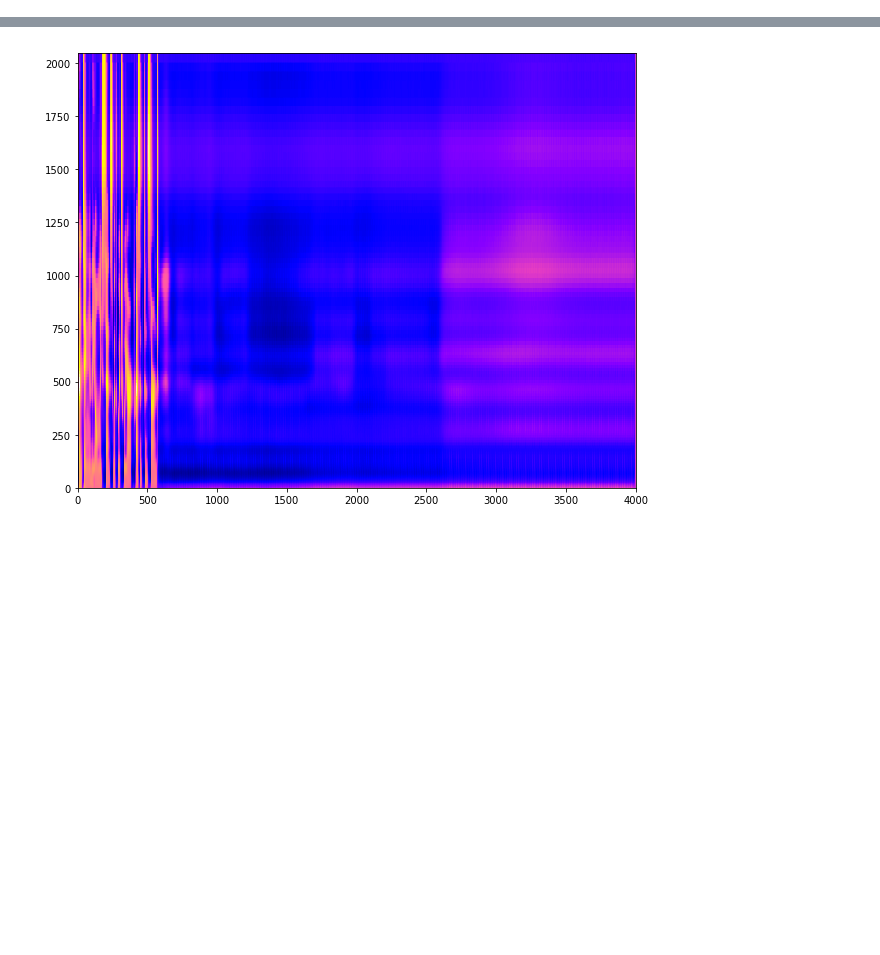
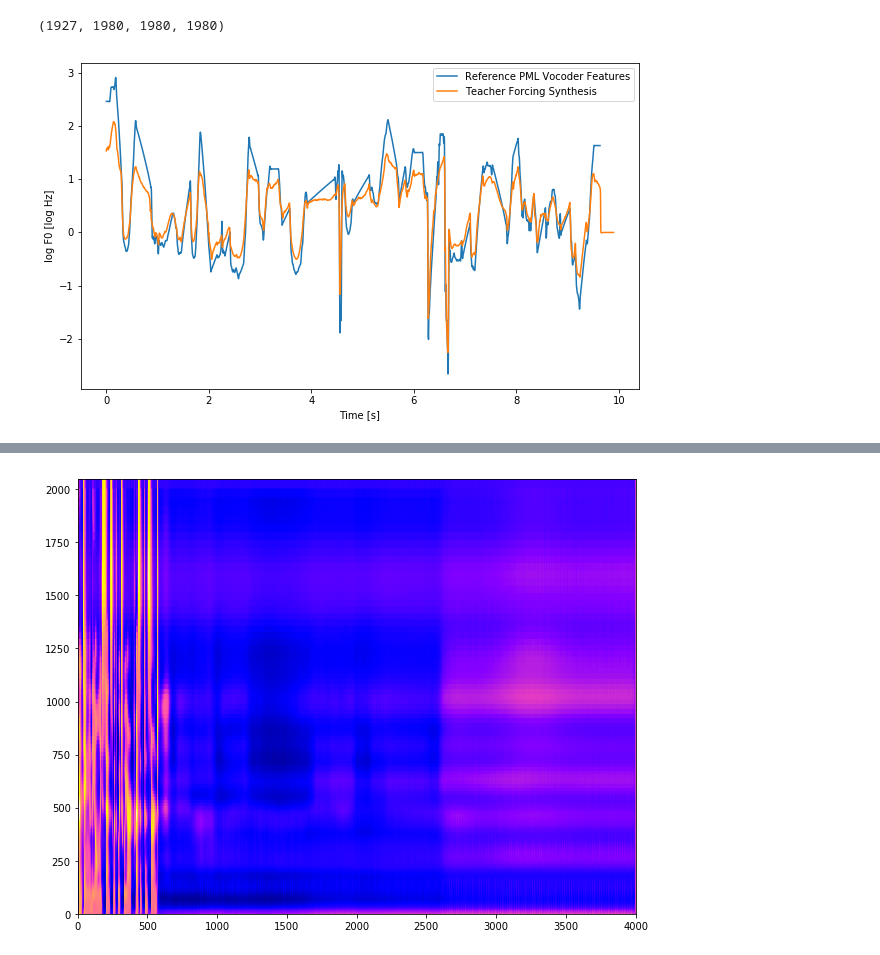
Before and after one commit to qingyundou/tacotron_qdou, a Jupyter notebook: notebooks/InvTrajectories.ipynb, the cells around one changed output, grey strips where cells are left out. Saved outputs shown, nothing was run; the diff lists cells and outputs as text; code cells hidden in the pictures; blank space fills up the shorter version.

```diff
--- a/notebooks/InvTrajectories.ipynb
+++ b/notebooks/InvTrajectories.ipynb
@@ -8 +41,3 @@ dftlen = 4096
+# %%
+fixed_sentence = 'Printing, in the only sense with which we are at present concerned, differs from most if not from all the arts and crafts represented in the Exhibition'
 # %%
@@ -11,0 +49,18 @@ pml_feat_eal = np.load('/home/josh/tacotron/tacotron_output/eal/pml-ljspeech-000
+# %%
+from tacotron.pml_synthesizer import Configuration, PMLSynthesizer
+from lib import sigproc as sp
+import tensorflow as tf
+from hparams import hparams
+from tacotron.alignment_synthesizer import AlignmentSynthesizer
+
+align_synth = AlignmentSynthesizer()
+
+# reset the graph before we do anything
+tf.reset_default_graph()
+cfg = Configuration(16000, 163)
+pml_synth = PMLSynthesizer(cfg)
+hparams.parse('sample_rate=16000,frame_length_ms=20,frame_shift_ms=5,pml_dimension=163,spec_type=fwbnd')
+pml_synth.load('/media/josh/Store/remote-logs/163-pmlx-lj-150k/model.ckpt-112000', hparams, model_name='tacotron_pml_x_locsens', gta=True)
+pml_feat_gta = pml_synth.synthesize([fixed_sentence], pml_filenames=[ref_filename])[0]
+align_synth.load('/media/josh/Store/remote-logs/163-pmlx-lj-150k/model.ckpt-112000', hparams, model_name='tacotron_pml_x_locsens', cut_lengths=True, gta=True)
+gta_align = align_synth.synthesize([fixed_sentence], pml_filenames=[ref_filename])
@@ -11,0 +164,27 @@ pml_feat_eal = np.load('/home/josh/tacotron/tacotron_output/eal/pml-ljspeech-000
+# %%
+ref_log_f0 = pml_feat_ref[:, 0]
+gta_log_f0 = pml_feat_gta[:, 0]
+natural_log_f0 = pml_feat_natural[:gta_log_f0.size, 0]
+eal_log_f0 = pml_feat_eal[:gta_log_f0.size, 0]
+# %%
+ref_log_f0.size, gta_log_f0.size, natural_log_f0.size, eal_log_f0.size
+# %% [output]
+(1927, 1980, 1980, 1980)
+# %%
+ref_time_steps = 0.005 * np.arange(ref_log_f0.size)
+time_steps = 0.005 * np.arange(gta_log_f0.size)
+natural_time_steps = 0.005 * np.arange(natural_log_f0.size)
+# %%
+plt.figure(figsize=FIGSIZE)
+plt.plot(ref_time_steps, ref_log_f0)
+plt.plot(time_steps, gta_log_f0)
+# plt.plot(time_steps, natural_log_f0)
+# plt.plot(time_steps, eal_log_f0)
+plt.legend(['Reference PML Vocoder Features', 'Teacher Forcing Synthesis'])
+plt.xlabel('Time [s]')
+plt.ylabel('log F0 [log Hz]')
+# plt.xlim(5.5, 6)
+plt.savefig('./InvTrajectories/FullGTA.png', dpi=600)
+plt.show()
+# %% [output]
+[figure, added]
```
Also changed, not shown: parts of 31 cells of this notebook, 34 other files.
